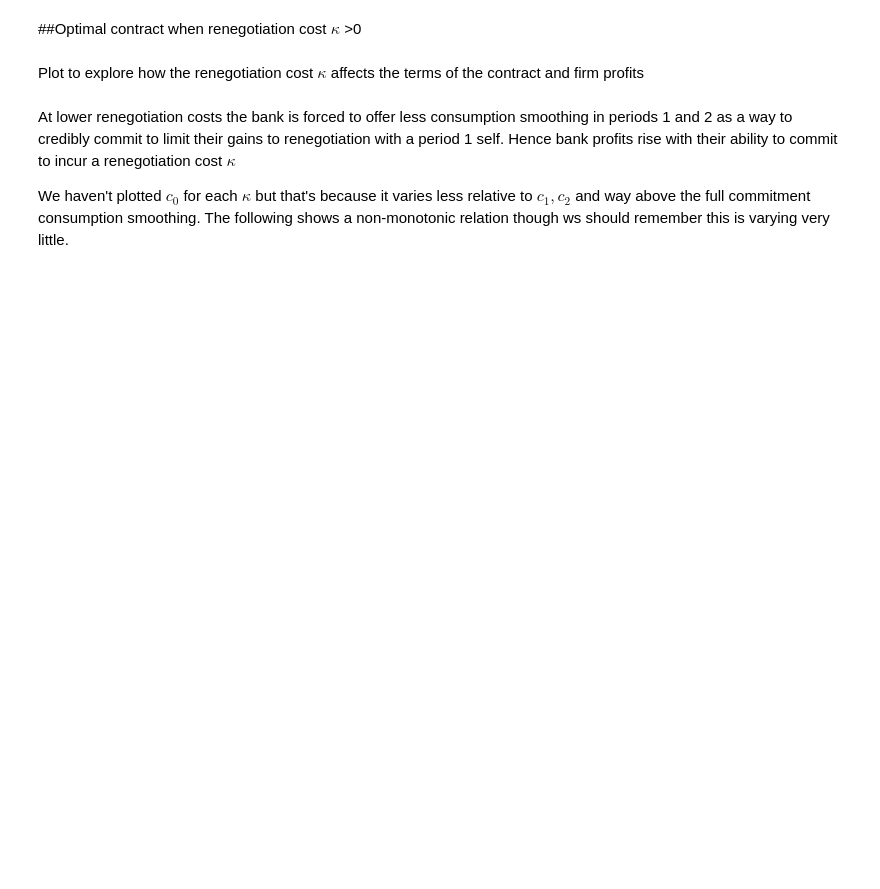
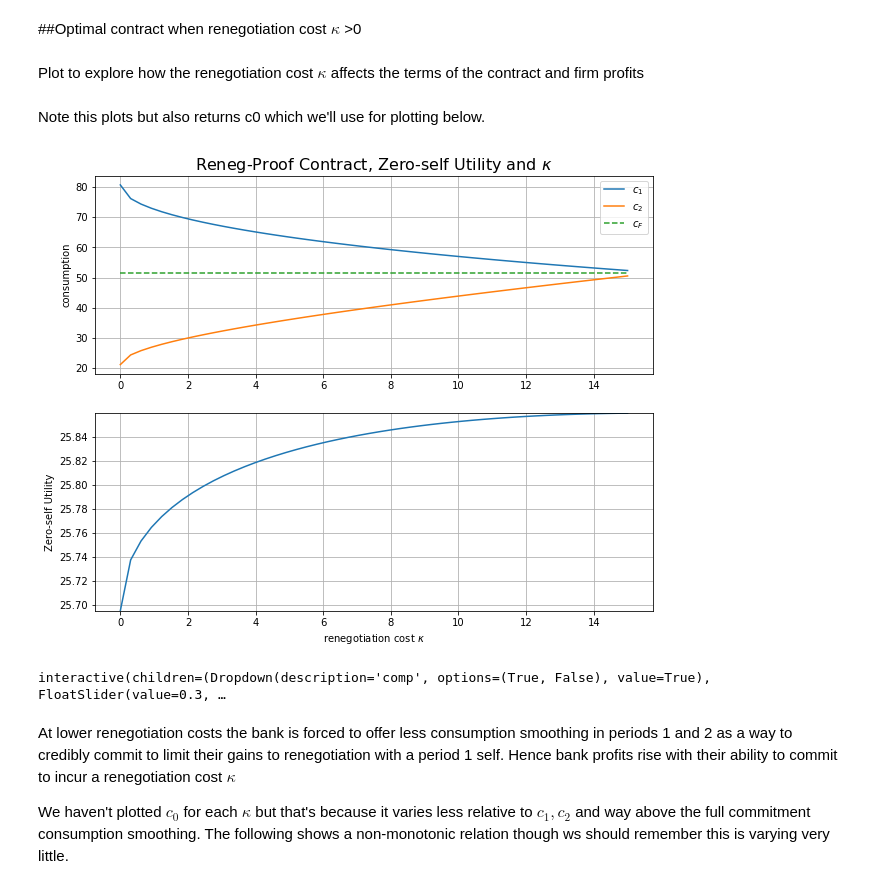
Before and after one commit to jhconning/renegotiation, a Jupyter notebook: figures.ipynb, the cells around one changed output. Cells and saved outputs as stored; diff of their text form; code cells hidden in the pictures; blank space fills up the shorter version.

```diff
--- a/figures.ipynb
+++ b/figures.ipynb
@@ -915,5 +606,0 @@ Let's create an object instance which we will call cM, printout the parameters a
-# %%
-cC = Contract.Competitive(beta = 0.5)
-cC.rho = 1.25
-cC.y = [200,50,50]
-cC.print_params()
@@ -937,8 +606,0 @@ print(cCRPa, cC.PVU(cCRPa,1))
-# %%
-# Let's find reneg-proof contract for pure profit with zero reneg. cost
-cCF=cC.fcommit()
-cC.kappa = 0
-cC.guess = cCRPa
-cCR = cC.reneg(cCF)
-cCRP = cC.reneg_proof().x
-cCRP
@@ -1081,3 +657,13 @@ plt.show()
+# %% [markdown]
+Note this plots but also returns c0 which we'll use for plotting below.
+# %%
+c0 = kcost(comp=True, beta=0.3, rho=0.9)
+# %% [output]
+[figure, added]
+# %%
+interact(kcost, comp=([True, False]),  beta=(0.3,0.9,0.05), rho=(0.5,4,0.1));
+# %% [output]
+interactive(children=(Dropdown(description='comp', options=(True, False), value=True), FloatSlider(value=0.3, …
 # %% [markdown]
 At lower renegotiation costs the bank is forced to offer less consumption smoothing in periods 1 and 2 as a way to credibly commit to limit their gains to renegotiation with a period 1 self.  Hence bank profits rise with their ability to commit to incur a renegotiation cost $\kappa$
 
```
Also changed, not shown: parts of 112 cells of this notebook.
